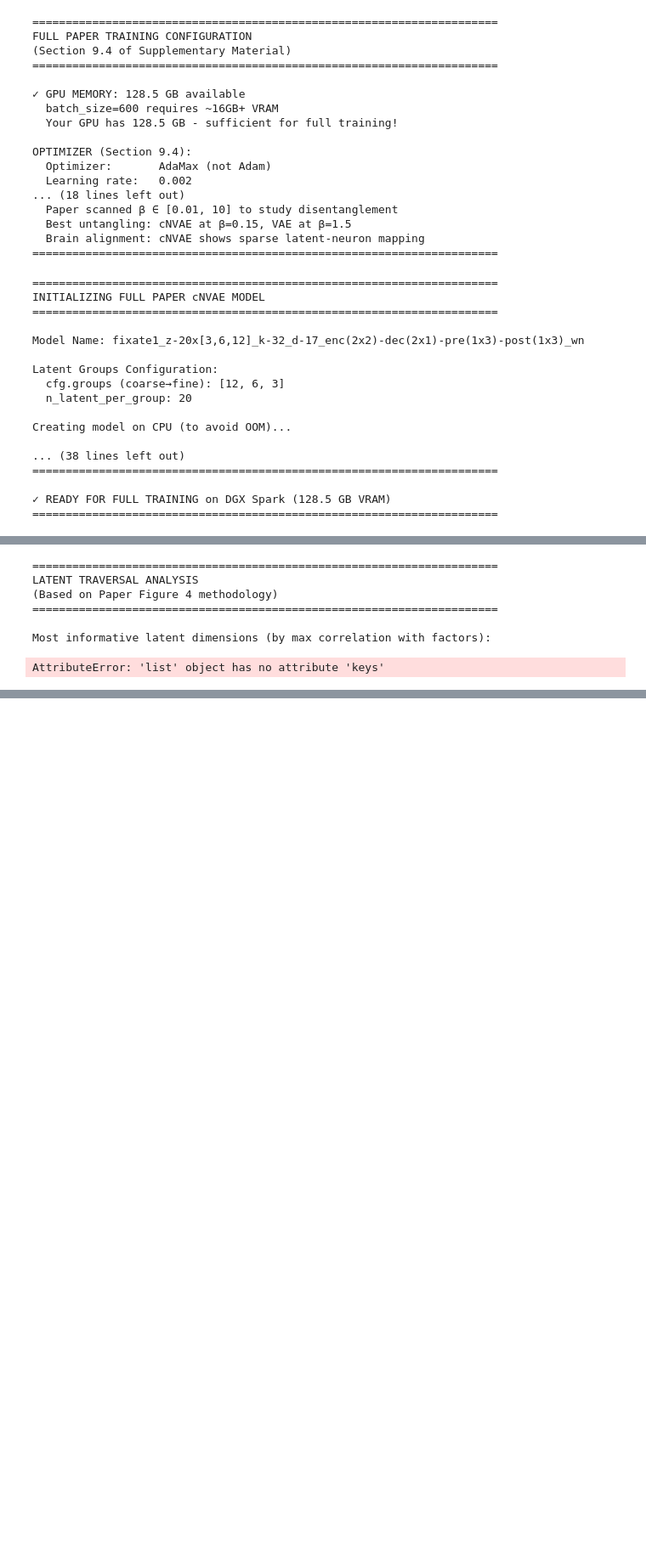
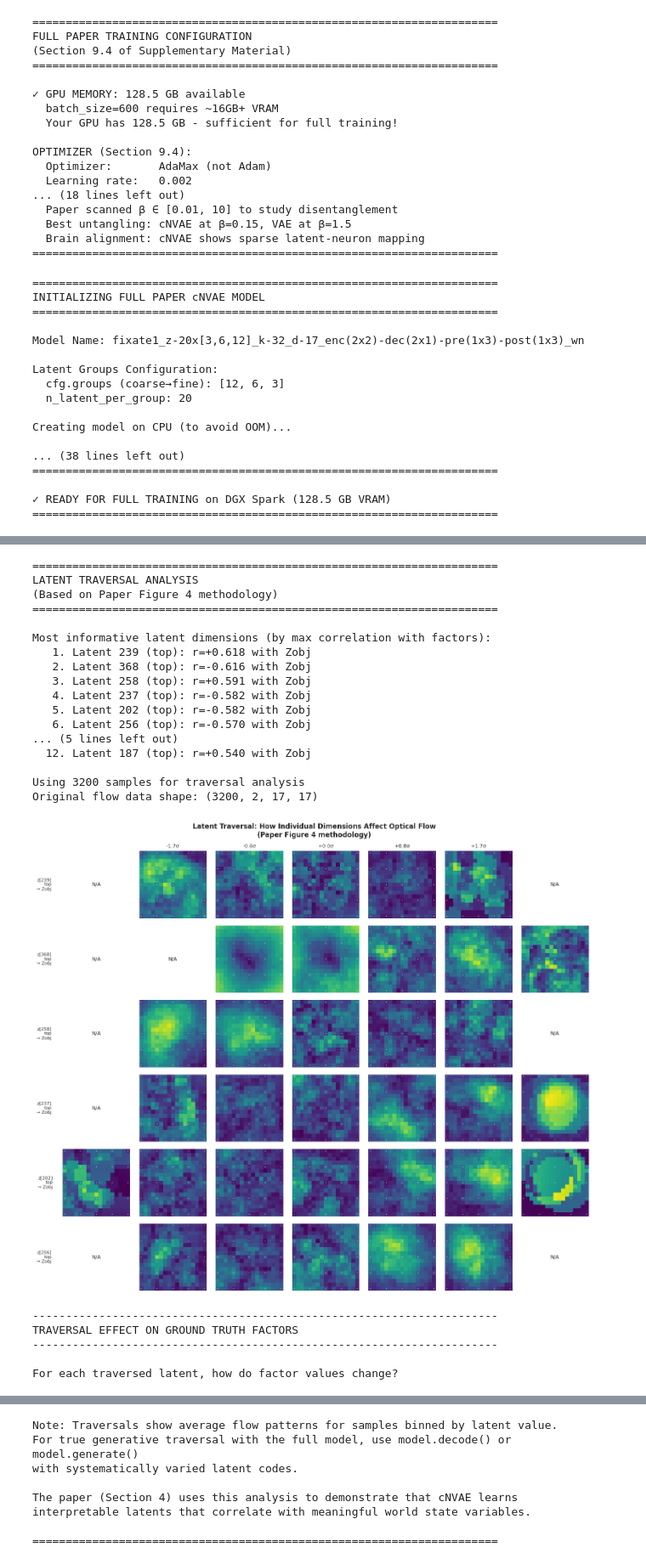
Before and after one commit to mikeibrahim/ROFL-cNVAE, a Jupyter notebook: cnvae.ipynb, the cells around one changed output, grey strips where cells are left out. Shown at 85% size. Drawn from its saved outputs; the diff is of its cells as text; code cells hidden in the pictures; blank space fills up the shorter version.

```diff
--- a/cnvae.ipynb
+++ b/cnvae.ipynb
@@ -1786,19 +1880,23 @@ for i, idx in enumerate(most_informative[:12]):
 
     scale_name = scale_names[min(scale, 2)]
     best_factor_idx = np.argmax(np.abs(corr_matrix[idx]))
-    best_factor = list(factor_display.keys())[best_factor_idx]
+    best_factor = factor_display[best_factor_idx]  # factor_display is a list
     best_corr = corr_matrix[idx, best_factor_idx]
-    print(f"  {i+1:2d}. Latent {idx:3d} ({scale_name}): r={best_corr:+.3f} with {factor_display[best_factor]}")
+    print(f"  {i+1:2d}. Latent {idx:3d} ({scale_name}): r={best_corr:+.3f} with {best_factor}")
 
-# Visualize traversals for top informative latents
-# Using binned analysis similar to paper
-print()
-
-# Get the subset of ground truth factors that match our evaluated samples
-# z_all has n_eval_samples, so we need the first n_eval_samples of g_tst
+# Get the evaluation data
+# We need to use the arrays from cell 11 (test evaluation)
+# Since they may be overwritten, let's use the test dataset directly
 n_eval_samples = z_all.shape[0]
 g_tst_subset = g_tst[:n_eval_samples]
 
+# Get original flows from the test set
+# Use ds_tst.x which is the original test data
+flow_data_original = ds_tst.x[:n_eval_samples]
+print(f"\nUsing {n_eval_samples} samples for traversal analysis")
+print(f"Original flow data shape: {flow_data_original.shape}")
+
+# Visualize traversals for top informative latents
 traverse_range = 2.5  # Standard deviations
 n_steps = 7
 n_show = 6
@@ -1819,7 +1917,7 @@ for row, latent_idx in enumerate(most_informative[:n_show]):
 
     # Best correlated factor for this latent
     best_factor_idx = np.argmax(np.abs(corr_matrix[latent_idx]))
-    best_factor = list(factor_display.keys())[best_factor_idx]
+    best_factor = factor_display[best_factor_idx]
 
     for col in range(n_steps):
         ax = axes[row, col]
@@ -1834,7 +1932,7 @@ for row, latent_idx in enumerate(most_informative[:n_show]):
 
         if close_samples.sum() > 5:
             # Average the optical flows for these samples
-            avg_flow = x_all[close_samples].mean(axis=0)
+            avg_flow = flow_data_original[close_samples].mean(axis=0)
 
             # Use same visualization as paper (flow magnitude + direction)
             dx, dy = avg_flow[0], avg_flow[1]
@@ -1860,7 +1958,7 @@ for row, latent_idx in enumerate(most_informative[:n_show]):
 
         if col == 0:
             scale_name = scale_names[min(scale, 2)]
-            ax.text(-0.15, 0.5, f'z[{latent_idx}]\n{scale_name}\n→ {factor_display[best_factor][:8]}',
+            ax.text(-0.15, 0.5, f'z[{latent_idx}]\n{scale_name}\n→ {best_factor[:8]}',
                    transform=ax.transAxes, ha='right', va='center', fontsize=8)
 
 plt.suptitle('Latent Traversal: How Individual Dimensions Affect Optical Flow\n(Paper Figure 4 methodology)',
@@ -1909,31 +2007,47 @@ for i, latent_idx in enumerate(most_informative[:6]):
             ax.plot(bin_centers, factor_means, 'o-', label=factor_name, alpha=0.7)
 
     scale_name = scale_names[min(scale, 2)]
     ax.set_xlabel(f'Latent {latent_idx} value')
     ax.set_ylabel('Factor value (normalized)')
     ax.set_title(f'Latent {latent_idx} ({scale_name})', fontsize=11, fontweight='bold')
     ax.legend(loc='best', fontsize=7)
     ax.grid(True, alpha=0.3)
 
 plt.suptitle('How Latent Values Correlate with Ground Truth Factors\n(Linear relationship = good encoding)',
              fontsize=12, fontweight='bold')
 plt.tight_layout()
 plt.show()
 
 print("""
 Note: Traversals show average flow patterns for samples binned by latent value.
 For true generative traversal with the full model, use model.decode() or model.generate()
 with systematically varied latent codes.
 
 The paper (Section 4) uses this analysis to demonstrate that cNVAE learns
 interpretable latents that correlate with meaningful world state variables.
 """)
 print("="*70)
 # %% [output]
 ======================================================================
 LATENT TRAVERSAL ANALYSIS
 (Based on Paper Figure 4 methodology)
 ======================================================================
 
 Most informative latent dimensions (by max correlation with factors):
+   1. Latent 239 (top): r=+0.618 with Zobj
+   2. Latent 368 (top): r=-0.616 with Zobj
+   3. Latent 258 (top): r=+0.591 with Zobj
+   4. Latent 237 (top): r=-0.582 with Zobj
+   5. Latent 202 (top): r=-0.582 with Zobj
+   6. Latent 256 (top): r=-0.570 with Zobj
+... (5 lines left out)
+  12. Latent 187 (top): r=+0.540 with Zobj
+
+Using 3200 samples for traversal analysis
+Original flow data shape: (3200, 2, 17, 17)
+[figure, added]
-AttributeError: 'list' object has no attribute 'keys'
+----------------------------------------------------------------------
+TRAVERSAL EFFECT ON GROUND TRUTH FACTORS
+----------------------------------------------------------------------
+
+For each traversed latent, how do factor values change?
@@ -1940,3 +2055,11 @@ AttributeError: 'list' object has no attribute 'keys'
+Note: Traversals show average flow patterns for samples binned by latent value.
+For true generative traversal with the full model, use model.decode() or model.generate()
+with systematically varied latent codes.
+
+The paper (Section 4) uses this analysis to demonstrate that cNVAE learns
+interpretable latents that correlate with meaningful world state variables.
+
+======================================================================
 # %%
 # 18. DCI METRICS: Disentanglement, Completeness, Informativeness
 # ============================================================================
```
Also changed, not shown: parts of 21 cells of this notebook, 2 other files.
